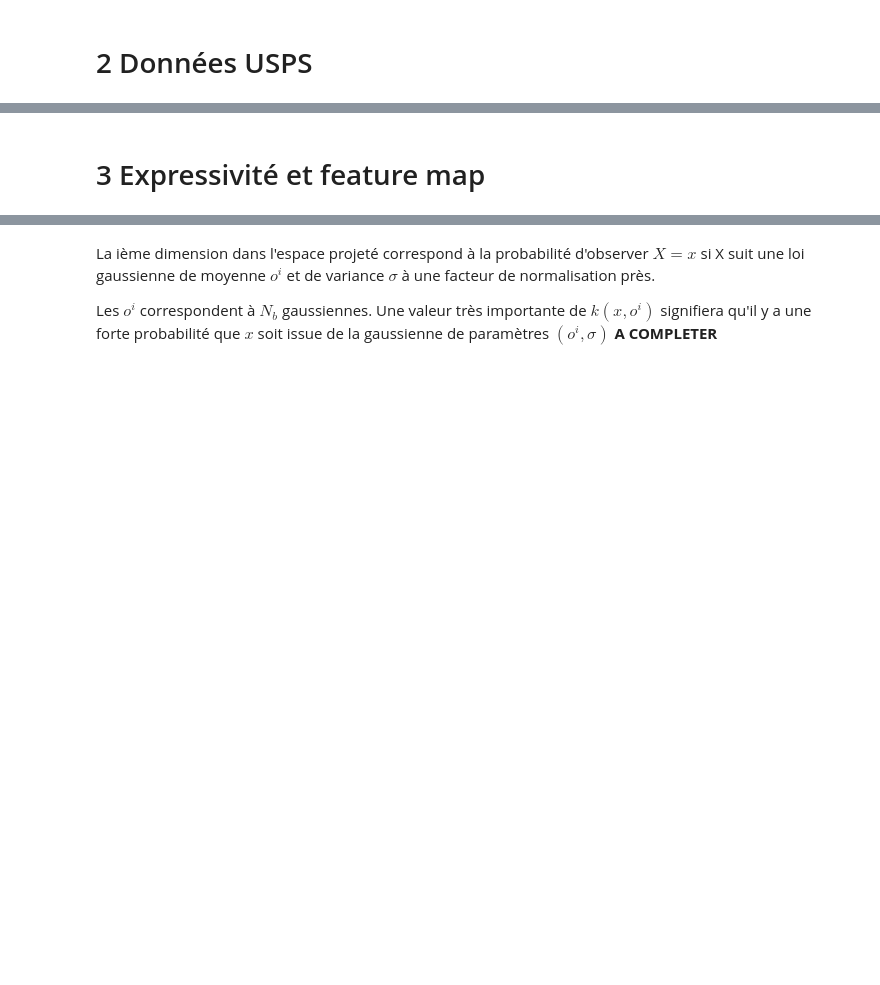
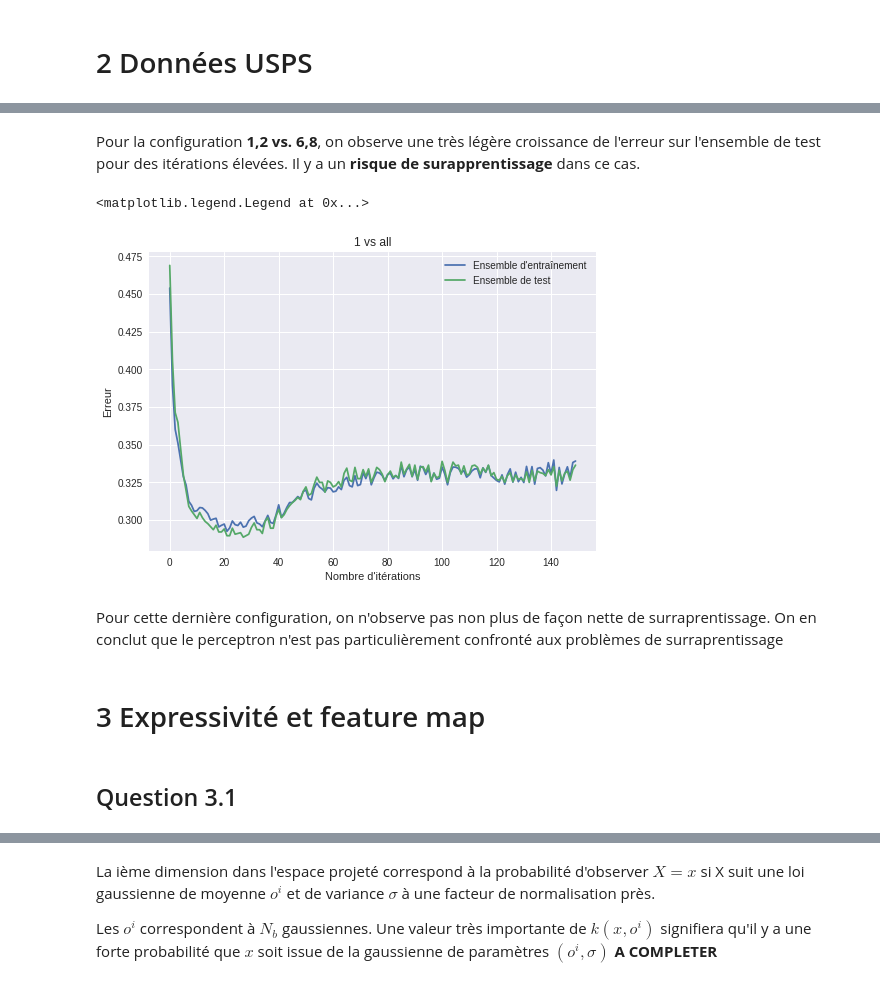
Before and after one commit to PierreBoyeau/perceptron_svm, a Jupyter notebook: TP 4 - Perceptron et SVM.ipynb, the cells around one changed output, grey strips where cells are left out. Saved outputs shown, nothing was run; the diff lists cells and outputs as text; code cells hidden in the pictures; blank space fills up the shorter version.

```diff
--- a/TP 4 - Perceptron et SVM.ipynb
+++ b/TP 4 - Perceptron et SVM.ipynb
@@ -380,0 +416,12 @@ weight matrix :  [[  4.19287822e-01   2.73491282e-01   7.22616678e-01   1.903898
+# %%
+x1alltrain,y1alltrain = get_usps([i for i in range(10)],xuspstrain,yuspstrain)
+x1alltest,y1alltest = get_usps([i for i in range(10)],xuspstest,yuspstest)
+
+y1alltrain[y1alltrain != 1] = -1
+y1alltest[y1alltest != 1] = -1
+
+model3 = Perceptron(max_iter=150)
+model3.fit(x1alltrain, y1alltrain)
+print("score en train : ",model3.score(x1alltrain,y1alltrain))
+print("score en test : ",model3.score(x1alltest,y1alltest))
+print("weight matrix : ", model3.w)
@@ -432,5 +468,22 @@ plt.legend()
+# %% [markdown]
+Pour la configuration **1,2 vs. 6,8**, on observe une très légère croissance de l'erreur sur l'ensemble de test pour des itérations élevées.
+Il y a un **risque de surapprentissage** dans ce cas.
+# %%
+plt.figure()
+model2.errors(x1alltrain, y1alltrain, "Ensemble d'entraînement")
+model2.errors(x1alltest, y1alltest, "Ensemble de test")
+plt.title("1 vs all")
+plt.legend()
+# %% [output]
+<matplotlib.legend.Legend at 0x...>
+[figure, added]
+# %% [markdown]
+Pour cette dernière configuration, on n'observe pas non plus de  façon nette de surraprentissage.
+On en conclut que le perceptron n'est pas particulièrement confronté aux problèmes de surraprentissage
 # %% [markdown]
 # 3 Expressivité et feature map
+# %% [markdown]
+## Question 3.1
 # %%
 ### Generation de donnees
 xtrain,ytrain = gen_arti(data_type=1,epsilon=.2)
```
Also changed, not shown: parts of 30 cells of this notebook.
